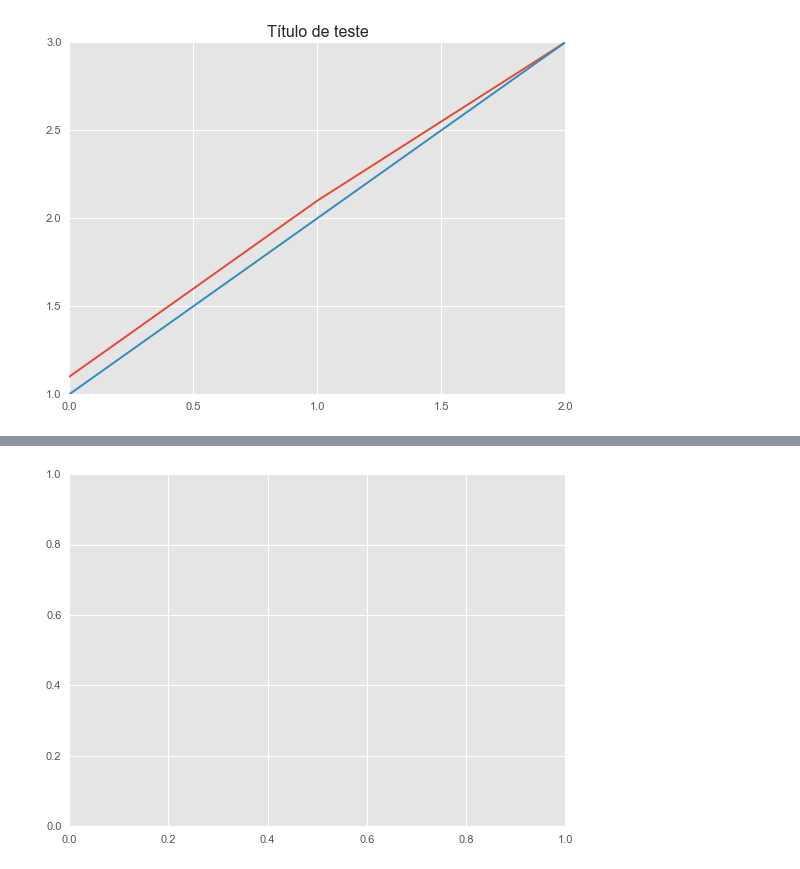
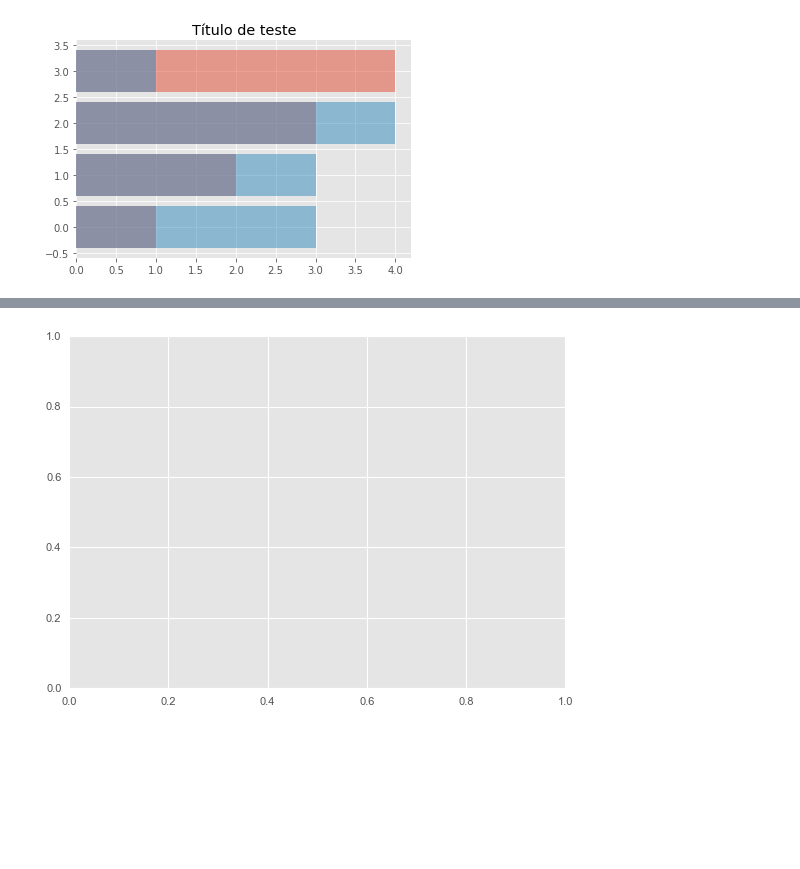
Before and after one commit to Franklin-oliveira/Macaco, a Jupyter notebook: demo.ipynb, the cells around one changed output, grey strips where cells are left out. Cells and saved outputs as stored; diff of their text form; code cells hidden in the pictures; blank space fills up the shorter version.

Commit message:
Aprimorando plot

```diff
--- a/demo.ipynb
+++ b/demo.ipynb
@@ -354,11 +394,11 @@ class DataFrame():
     # def GetLoc(linha,coluna)
     # def Query()
 # %%
-df = DataFrame({'b': ['a','b','c'], 'ala': [1.1,2.1,3], 'c':[1,2,3]})
+df = DataFrame({'b': ['a','b','c','d'], 'ala': [1,2,3,4], 'c':[3,3,4,1]})
 # %%
-df.plot(kind='line', remove_frames='all', title='Título de teste', alpha=0.5, style='ggplot')
+df.plot(kind='barh', remove_frames='all', title='Título de teste', alpha=0.5, style='ggplot')
 # %% [output]
-[figure, old version]
+[figure, new version]
 # %%
 for coluna in lista_colunas:
     ax.plot(d[coluna])
```
Also changed, not shown: parts of 1 cell of this notebook.
